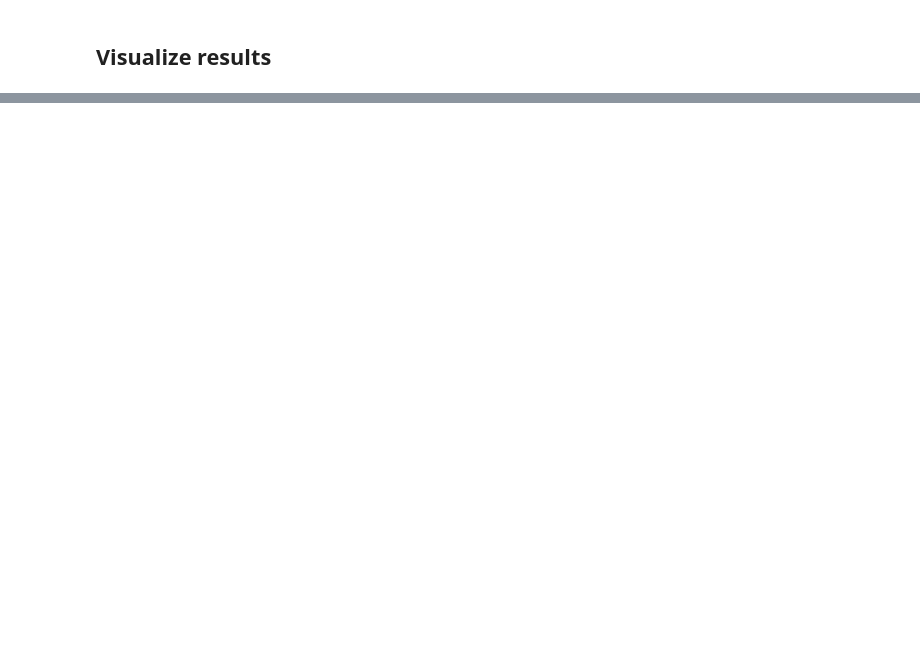
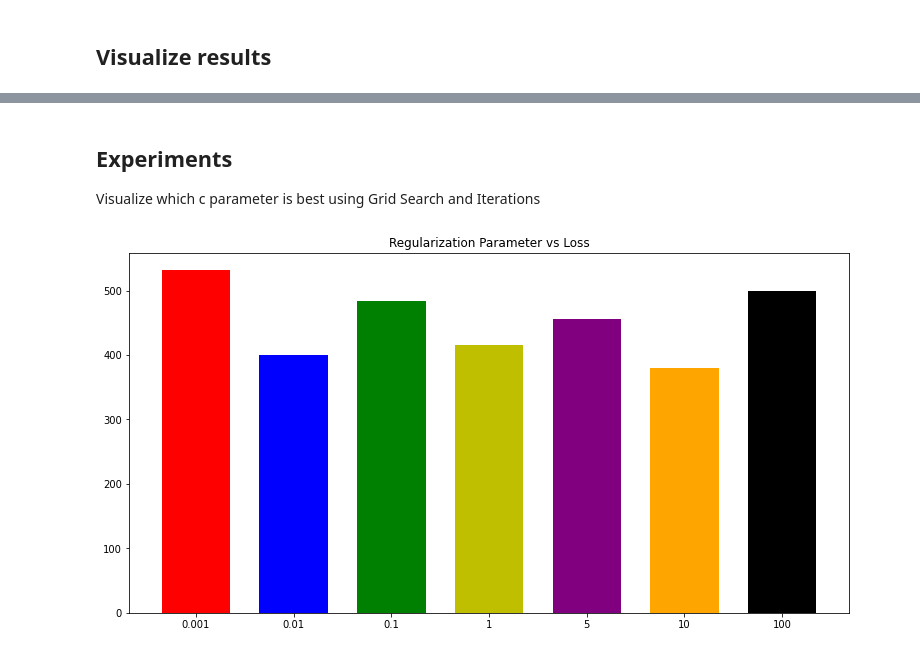
Before and after one commit to deeptimahesh/outreachy-FL-deepti, a Jupyter notebook: src/wine/evaluation.ipynb, the cells around one changed output, grey strips where cells are left out. Cells and saved outputs as stored; diff of their text form; code cells hidden in the pictures; blank space fills up the shorter version.

```diff
--- a/src/wine/evaluation.ipynb
+++ b/src/wine/evaluation.ipynb
@@ -132,0 +135,26 @@ plt.show()
+# %% [markdown]
+## Experiments
+
+Visualize which c parameter is best using Grid Search and Iterations
+# %%
+C_param_range = [0.001,0.01,0.1,1,5,10,100]
+colors = ['r','b','g','y','purple', 'orange','black']
+a = 0
+
+fig = plt.figure(figsize=(10, 5))
+ax = fig.add_axes([0,0,1,1])
+
+for i in C_param_range:
+    lr = LogisticRegression(penalty = 'l2', C = i, fit_intercept=False)
+    lr.fit(X,y)
+    loss = []
+    for subset in subsets:
+        preds = lr.predict(subset[:, :11])
+        loss.append(svm_loss(preds, subset[:,11]))
+    ax.bar(str(i), np.sum(loss), color = colors[a], width = 0.7)
+    a+=1
+
+plt.title("Regularization Parameter vs Loss")
+plt.show()
+# %% [output]
+[figure, added]
```
Also changed, not shown: parts of 7 cells of this notebook, 2 other files.
